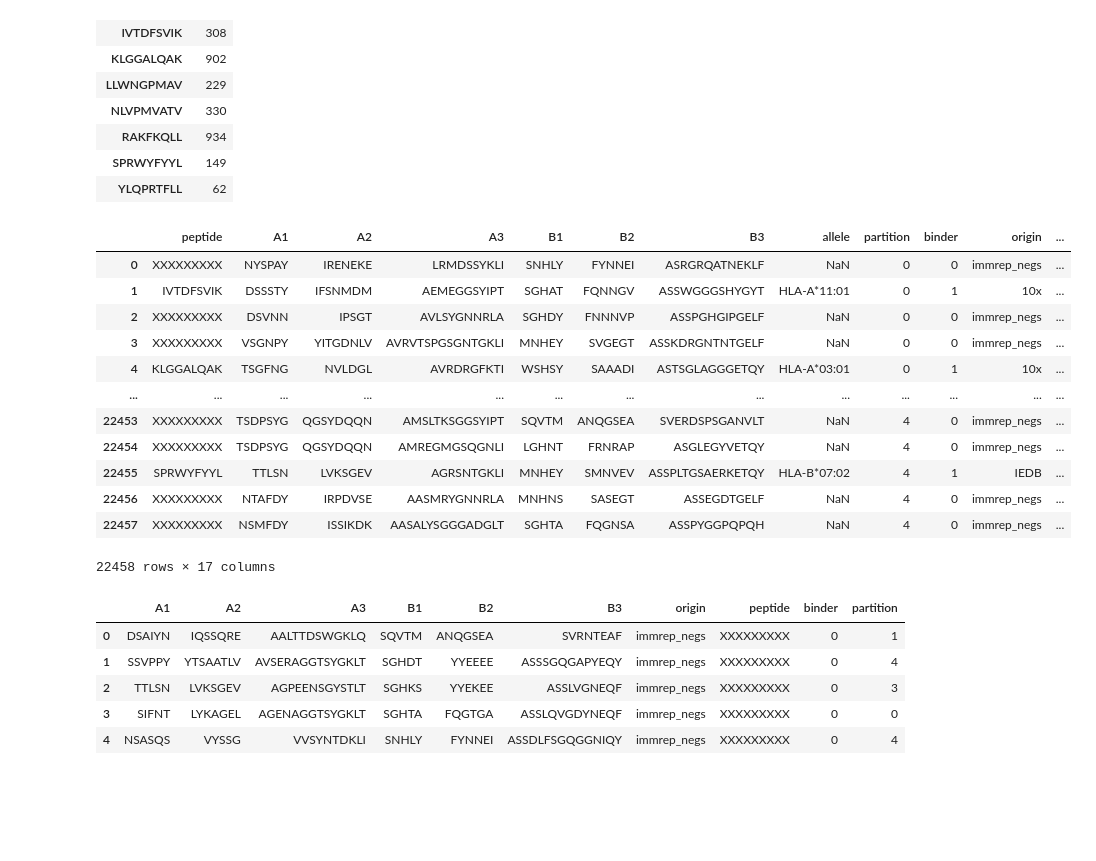
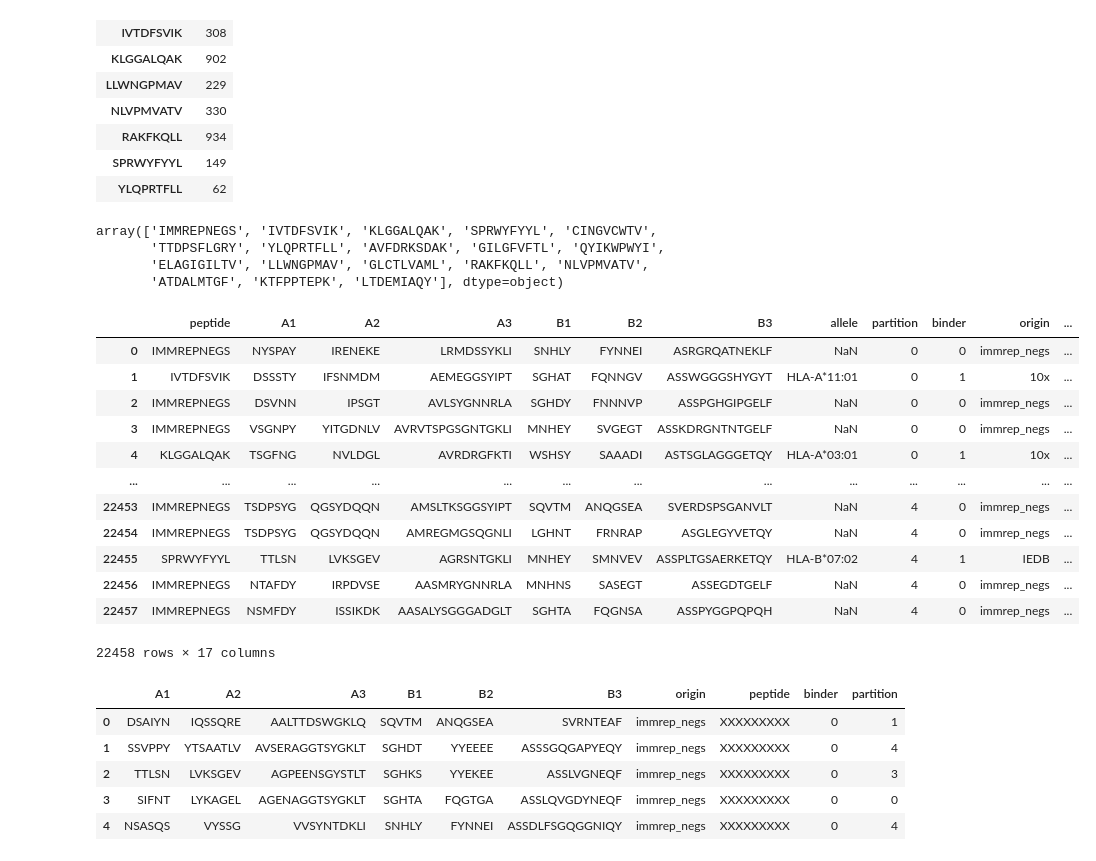
Before and after one commit to richieYT-wan/tclustr, a Jupyter notebook: notebooks/240416_PrepNewDatasetBurnIn.ipynb, the cells around one changed output. Cells and saved outputs as stored; diff of their text form; code cells hidden in the pictures; blank space fills up the shorter version.

```diff
--- a/notebooks/240416_PrepNewDatasetBurnIn.ipynb
+++ b/notebooks/240416_PrepNewDatasetBurnIn.ipynb
@@ -156,20 +156,27 @@ display(old_df_count20.groupby('peptide').agg(count=('B3','count')))
 %rm ../data/filtered/240418_nettcr_expanded_20binders_17pep.csv
 # %%
 new_df_count20.to_csv('../data/filtered/240418_nettcr_expanded_20binders_17pep_POSONLY.csv')
+# %%
+new_df_count20_mixed.peptide.unique()
+# %% [output]
+array(['IMMREPNEGS', 'IVTDFSVIK', 'KLGGALQAK', 'SPRWYFYYL', 'CINGVCWTV',
+       'TTDPSFLGRY', 'YLQPRTFLL', 'AVFDRKSDAK', 'GILGFVFTL', 'QYIKWPWYI',
+       'ELAGIGILTV', 'LLWNGPMAV', 'GLCTLVAML', 'RAKFKQLL', 'NLVPMVATV',
+       'ATDALMTGF', 'KTFPPTEPK', 'LTDEMIAQY'], dtype=object)
 # %%
-new_df_count20_mixed = pd.concat([new_df_count20, negs]).sort_values('partition').reset_index(drop=True).replace('
+new_df_count20_mixed = pd.concat([new_df_count20, negs]).sort_values('partition').reset_index(drop=True).replace({'XXXXXXXXX':'IMMREPNEGS'})
 new_df_count20_mixed
 # %% [output]
 |  | peptide | A1 | A2 | A3 | B1 | B2 | B3 | allele | partition | binder | origin | ... |
-| 0 | XXXXXXXXX | NYSPAY | IRENEKE | LRMDSSYKLI | SNHLY | FYNNEI | ASRGRQATNEKLF | NaN | 0 | 0 | immrep_negs | ... |
+| 0 | IMMREPNEGS | NYSPAY | IRENEKE | LRMDSSYKLI | SNHLY | FYNNEI | ASRGRQATNEKLF | NaN | 0 | 0 | immrep_negs | ... |
 | 1 | IVTDFSVIK | DSSSTY | IFSNMDM | AEMEGGSYIPT | SGHAT | FQNNGV | ASSWGGGSHYGYT | HLA-A*11:01 | 0 | 1 | 10x | ... |
-| 2 | XXXXXXXXX | DSVNN | IPSGT | AVLSYGNNRLA | SGHDY | FNNNVP | ASSPGHGIPGELF | NaN | 0 | 0 | immrep_negs | ... |
-| 3 | XXXXXXXXX | VSGNPY | YITGDNLV | AVRVTSPGSGNTGKLI | MNHEY | SVGEGT | ASSKDRGNTNTGELF | NaN | 0 | 0 | immrep_negs | ... |
+| 2 | IMMREPNEGS | DSVNN | IPSGT | AVLSYGNNRLA | SGHDY | FNNNVP | ASSPGHGIPGELF | NaN | 0 | 0 | immrep_negs | ... |
+| 3 | IMMREPNEGS | VSGNPY | YITGDNLV | AVRVTSPGSGNTGKLI | MNHEY | SVGEGT | ASSKDRGNTNTGELF | NaN | 0 | 0 | immrep_negs | ... |
 | 4 | KLGGALQAK | TSGFNG | NVLDGL | AVRDRGFKTI | WSHSY | SAAADI | ASTSGLAGGGETQY | HLA-A*03:01 | 0 | 1 | 10x | ... |
 | ... | ... | ... | ... | ... | ... | ... | ... | ... | ... | ... | ... | ... |
-| 22453 | XXXXXXXXX | TSDPSYG | QGSYDQQN | AMSLTKSGGSYIPT | SQVTM | ANQGSEA | SVERDSPSGANVLT | NaN | 4 | 0 | immrep_negs | ... |
-| 22454 | XXXXXXXXX | TSDPSYG | QGSYDQQN | AMREGMGSQGNLI | LGHNT | FRNRAP | ASGLEGYVETQY | NaN | 4 | 0 | immrep_negs | ... |
+| 22453 | IMMREPNEGS | TSDPSYG | QGSYDQQN | AMSLTKSGGSYIPT | SQVTM | ANQGSEA | SVERDSPSGANVLT | NaN | 4 | 0 | immrep_negs | ... |
+| 22454 | IMMREPNEGS | TSDPSYG | QGSYDQQN | AMREGMGSQGNLI | LGHNT | FRNRAP | ASGLEGYVETQY | NaN | 4 | 0 | immrep_negs | ... |
 | 22455 | SPRWYFYYL | TTLSN | LVKSGEV | AGRSNTGKLI | MNHEY | SMNVEV | ASSPLTGSAERKETQY | HLA-B*07:02 | 4 | 1 | IEDB | ... |
-| 22456 | XXXXXXXXX | NTAFDY | IRPDVSE | AASMRYGNNRLA | MNHNS | SASEGT | ASSEGDTGELF | NaN | 4 | 0 | immrep_negs | ... |
-| 22457 | XXXXXXXXX | NSMFDY | ISSIKDK | AASALYSGGGADGLT | SGHTA | FQGNSA | ASSPYGGPQPQH | NaN | 4 | 0 | immrep_negs | ... |
+| 22456 | IMMREPNEGS | NTAFDY | IRPDVSE | AASMRYGNNRLA | MNHNS | SASEGT | ASSEGDTGELF | NaN | 4 | 0 | immrep_negs | ... |
+| 22457 | IMMREPNEGS | NSMFDY | ISSIKDK | AASALYSGGGADGLT | SGHTA | FQGNSA | ASSPYGGPQPQH | NaN | 4 | 0 | immrep_negs | ... |
 22458 rows × 17 columns
```
Also changed, not shown: parts of 1 cell of this notebook, 11 other files.
